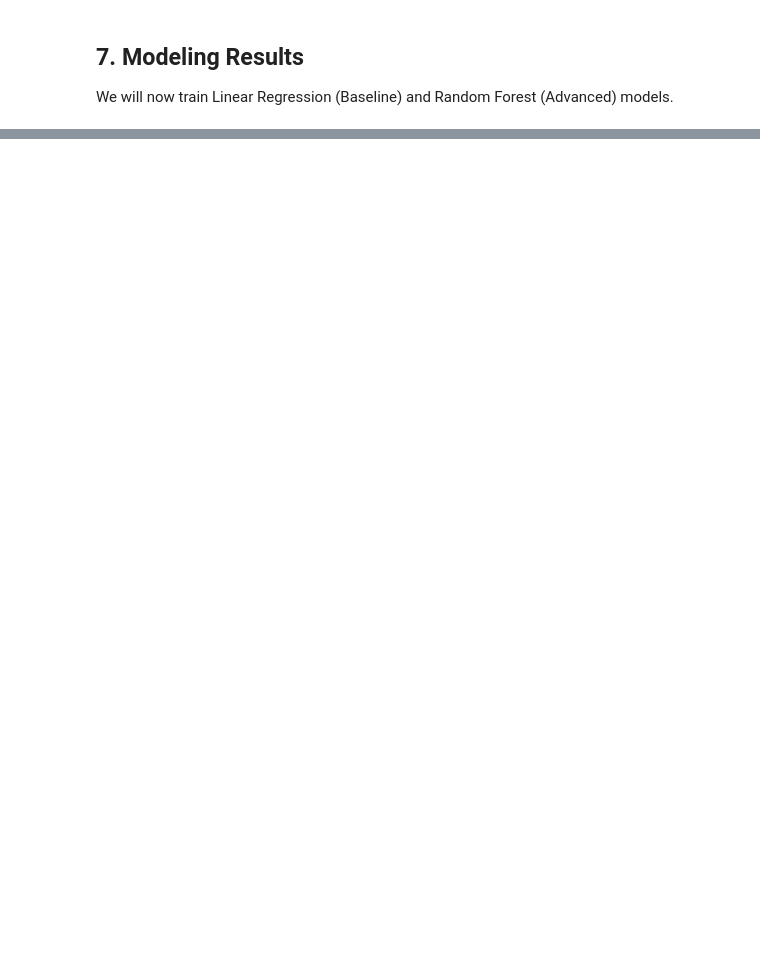
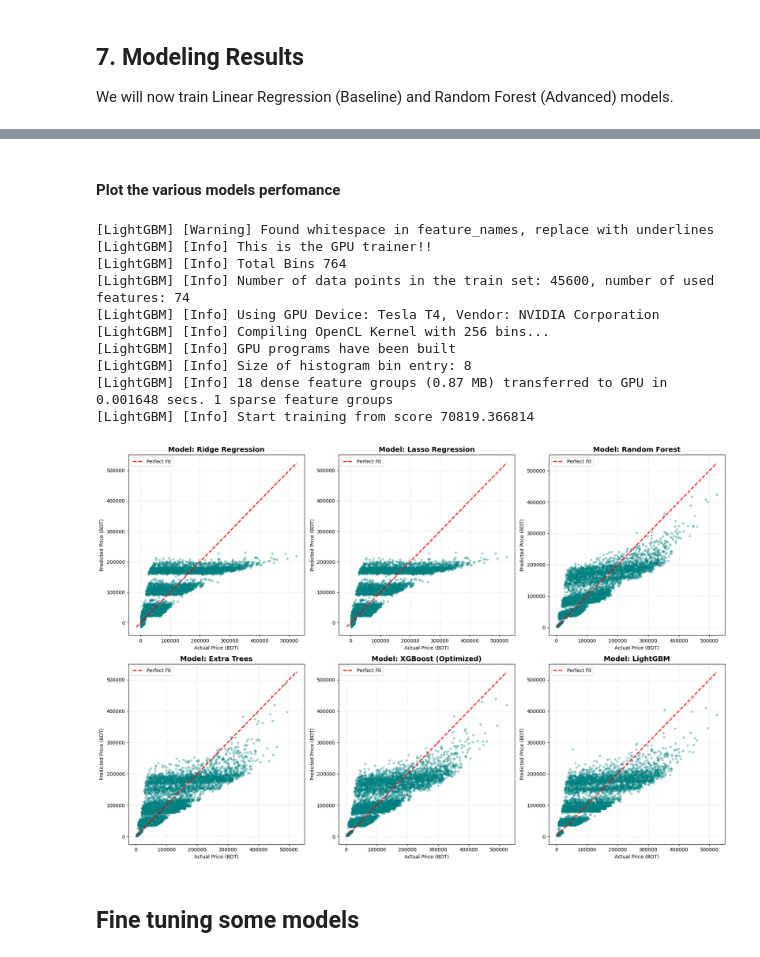
Before and after one commit to eli-bigman/flight-price-prediction, a Jupyter notebook: notebook.ipynb, the cells around one changed output, grey strips where cells are left out. Drawn from its saved outputs; the diff is of its cells as text; code cells hidden in the pictures; blank space fills up the shorter version.

```diff
--- a/notebook.ipynb
+++ b/notebook.ipynb
@@ -609,0 +540,17 @@ By incorporating features that mirror the synthetic generation logic (Seasonalit
+# %%
+from sklearn.linear_model import Ridge, Lasso, ElasticNet
+from sklearn.ensemble import RandomForestRegressor, ExtraTreesRegressor
+from lightgbm import LGBMRegressor
+import xgboost as xgb
+import time
+
+# Dictionary to hold our models
+# Note: For tree-based models, we use parameters similar to your successful XGBoost run
+models = {
+    "Ridge Regression": Ridge(alpha=1.0),
+    "Lasso Regression": Lasso(alpha=0.1),
+    "Random Forest": RandomForestRegressor(n_estimators=500, max_depth=12, n_jobs=-1, random_state=111),
+    "Extra Trees": ExtraTreesRegressor(n_estimators=500, max_depth=12, n_jobs=-1, random_state=111),
+    "XGBoost (Optimized)": xgb.XGBRegressor(device='cuda', tree_method='hist', **best_params),
+    "LightGBM": LGBMRegressor(n_estimators=800, learning_rate=0.01, device='gpu', random_state=111)
+}
@@ -609,0 +655,63 @@ By incorporating features that mirror the synthetic generation logic (Seasonalit
+# %% [markdown]
+#### Plot the various models perfomance
+# %%
+import matplotlib.pyplot as plt
+
+def plot_model_comparison_grid(model_dict, x_train, y_train, x_test, y_test):
+    """
+    Creates a grid of scatter plots comparing Actual vs Predicted values for all models.
+    """
+    num_models = len(model_dict)
+    cols = 3
+    rows = (num_models + cols - 1) // cols
+
+    # Create the grid
+    fig, axes = plt.subplots(rows, cols, figsize=(18, 6 * rows))
+    axes = axes.flatten()
+
+    for i, (name, model) in enumerate(model_dict.items()):
+        # 1. Train and Predict
+        model.fit(x_train, y_train)
+        y_pred = model.predict(x_test)
+
+        # 2. Plotting
+        ax = axes[i]
+        ax.scatter(y_test, y_pred, alpha=0.3, color='teal', s=15)
+
+        # 3. Add the 'Perfect Prediction' Diagonal Line
+        # We calculate the range based on the data to ensure the line fits perfectly
+        min_val = min(y_test.min(), y_pred.min())
+        max_val = max(y_test.max(), y_pred.max())
+        ax.plot([min_val, max_val], [min_val, max_val], 'r--', lw=2, label='Perfect Fit')
+
+        # 4. Formatting for clarity
+        ax.set_title(f"Model: {name}", fontsize=14, fontweight='bold')
+        ax.set_xlabel("Actual Price (BDT)", fontsize=10)
+        ax.set_ylabel("Predicted Price (BDT)", fontsize=10)
+        ax.legend()
+        ax.grid(True, linestyle=':', alpha=0.6)
+
+    # Remove any empty subplots if the number of models isn't a multiple of 'cols'
+    for j in range(i + 1, len(axes)):
+        fig.delaxes(axes[j])
+
+    plt.tight_layout()
+    plt.show()
+
+# Run the visual comparison
+# Ensure 'models' is your dictionary of initialized models (Ridge, RF, XGBoost, etc.)
+plot_model_comparison_grid(models, x_train, y_train, X_test, y_test)
+# %% [output]
+[LightGBM] [Warning] Found whitespace in feature_names, replace with underlines
+[LightGBM] [Info] This is the GPU trainer!!
+[LightGBM] [Info] Total Bins 764
+[LightGBM] [Info] Number of data points in the train set: 45600, number of used features: 74
+[LightGBM] [Info] Using GPU Device: Tesla T4, Vendor: NVIDIA Corporation
+[LightGBM] [Info] Compiling OpenCL Kernel with 256 bins...
+[LightGBM] [Info] GPU programs have been built
+[LightGBM] [Info] Size of histogram bin entry: 8
+[LightGBM] [Info] 18 dense feature groups (0.87 MB) transferred to GPU in 0.001648 secs. 1 sparse feature groups
+[LightGBM] [Info] Start training from score 70819.366814
+[figure, added]
+# %% [markdown]
+## Fine tuning some models
```
Also changed, not shown: parts of 41 cells of this notebook.
